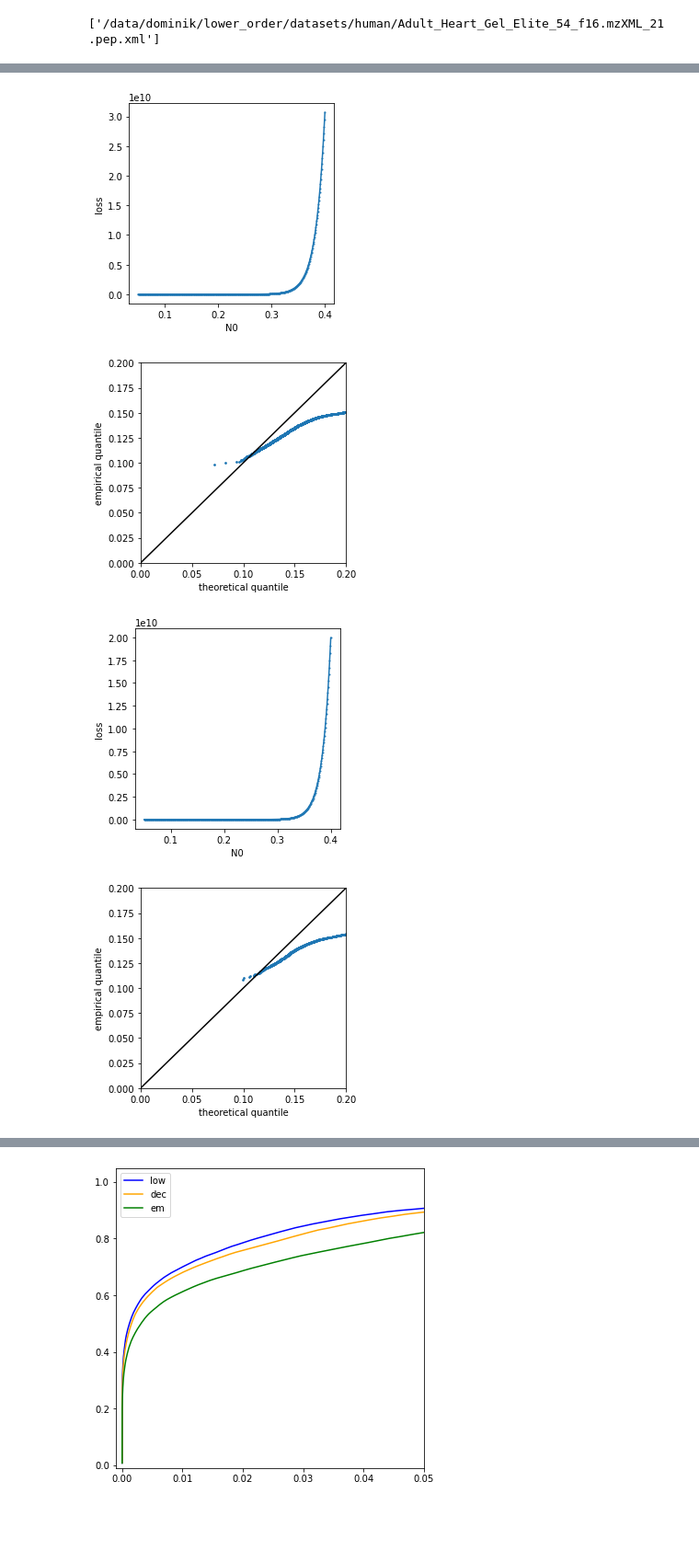
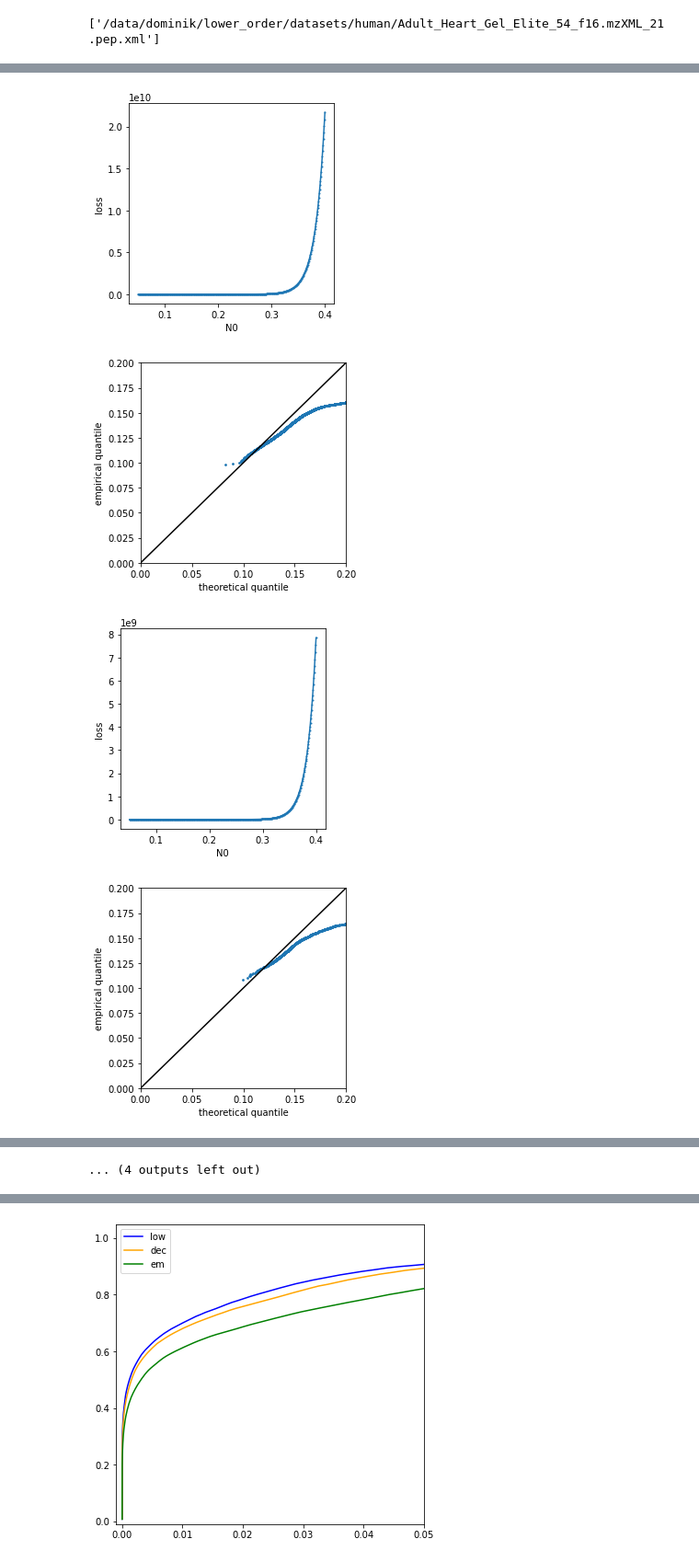
Before and after one commit to dommad/order-stats, a Jupyter notebook: gumbel_em.ipynb, the cells around one changed output, grey strips where cells are left out. Shown at 92% size. Cells and saved outputs as stored; diff of their text form; code cells hidden in the pictures; blank space fills up the shorter version.

```diff
--- a/gumbel_em.ipynb
+++ b/gumbel_em.ipynb
@@ -31,9 +31,9 @@ imp.reload(fa)
 warnings.filterwarnings("ignore")
 #lows.universal_ppf(0.7, 5, 0.1, 0.02)
 # %%
-pos = sorted(glob.glob(os.path.join("/data/dominik/lower_order/validation/", "r*pos*Ad*16*pep.xml")))
-rands = sorted(glob.glob(os.path.join("/data/dominik/lower_order/validation/", "Ad*16*random*pep.xml")))
-decs = sorted(glob.glob(os.path.join("/data/dominik/lower_order/validation/", "Ad*16*decoy.pep.xml")))
+pos = sorted(glob.glob(os.path.join("/data/dominik/lower_order/validation/", "r*A*16*pos*pep.xml")))
+rands = sorted(glob.glob(os.path.join("/data/dominik/lower_order/validation/", "A*16*random*pep.xml")))
+decs = sorted(glob.glob(os.path.join("/data/dominik/lower_order/validation/", "A*16*decoy.pep.xml")))
 tar = pos + rands
 ref_dict = '/data/dominik/lower_order/validation/Adult_Heart_Gel_Elite_54_f10.pkl'
 #paths = ["../validation/tolerance_study/Adult_Heart_Gel_Elite_54_f15.mzXML_LL_no_flank.pep.xml"]
@@ -44,7 +48,7 @@ paths
 # %% [output]
 ['/data/dominik/lower_order/datasets/human/Adult_Heart_Gel_Elite_54_f16.mzXML_21.pep.xml']
 # %%
-obj = fa.Analyze("human_21_")
-best_params = obj.execute_estimation(paths)
-#stats = obj.execute_validation(decs+tar, ref_dict)
+obj = fa.Analyze("validation_f16_21_")
+best_params = obj.execute_estimation(tar)
+stats = obj.execute_validation(decs+tar, ref_dict)
 # %% [output]
@@ -74,4 +78,4 @@ charge 3, MM params
-[figure, old version]
+[figure, new version]
-[figure, old version]
+[figure, new version]
-[figure, old version]
+[figure, new version]
-[figure, old version]
+[figure, new version]
@@ -80,0 +83 @@ charge 3, MM params
+... (4 outputs left out)
```
Also changed, not shown: parts of 4 cells of this notebook, 1 other file.
